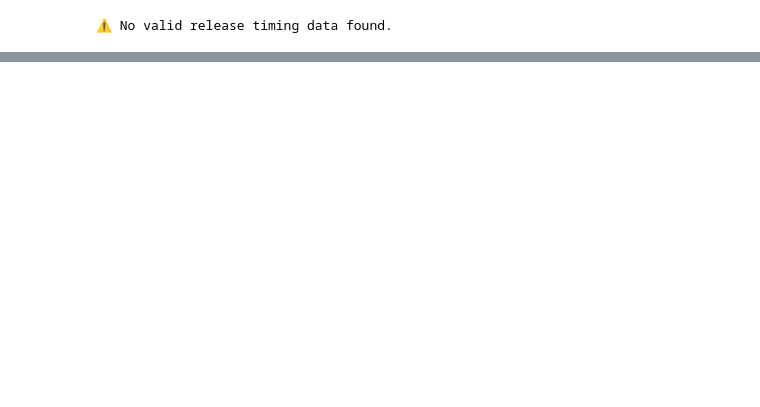
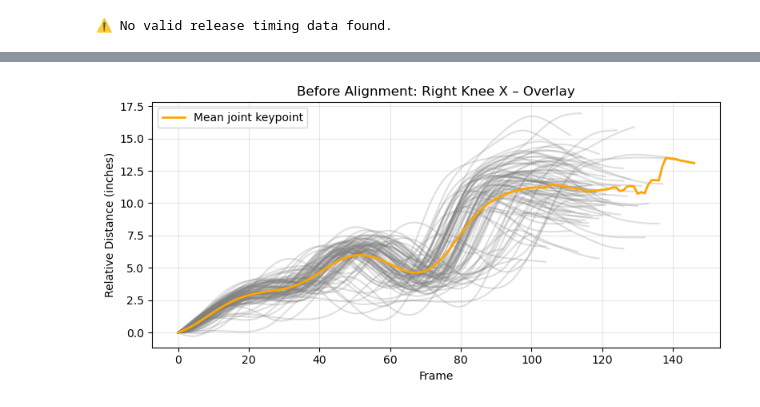
Before and after one commit to KWill55/personalized-sports-optimization, a Jupyter notebook: notebooks/data_exploration.ipynb, the cells around one changed output, grey strips where cells are left out. Saved outputs shown, nothing was run; the diff lists cells and outputs as text; code cells hidden in the pictures; blank space fills up the shorter version.

```diff
--- a/notebooks/data_exploration.ipynb
+++ b/notebooks/data_exploration.ipynb
@@ -326,0 +529,87 @@ release_df, release_summary = analyze_release_timing(
+# %%
+# Plot keypoint alignment
+
+PLOT_UNALIGNED_GRAPHS = True
+PLOT_ALIGNED_RELEASE_FRAME_GRAPHS = True
+PLOT_ALIGNED_UNSIGNED_AREA_GRAPHS = True
+
+# TODO eventually fix computer vision so that (0,0,0) is center of the body or something. For now we'll stick to relative measurements by zeroing out by subtracting the first frame
+# FIXME. making it relative mighthave broken it? or maybe its just zoomed in so looks slightly worse?
+
+viz = FreeThrowVisualizer(
+    y_label="Relative Distance (inches)",
+    title_label="Joint Keypoint"
+)
+
+for keypoint in selected_keypoints:
+
+    if PLOT_UNALIGNED_GRAPHS:
+        viz.plot_multiple_curves(
+            cropped_relative_keypoints_dfs,
+            [keypoint],
+            dataset_name="Before Alignment",
+            cropped_phases_df=cropped_phases_df,
+            show_overlay=True,
+            show_mean_std=False,
+            show_release_line=False
+        )
+
+        viz.plot_multiple_curves(
+            cropped_relative_keypoints_dfs,
+            [keypoint],
+            dataset_name="Before Alignment",
+            cropped_phases_df=cropped_phases_df,
+            show_overlay=False,
+            show_mean_std=True,
+            show_release_line=False
+        )
+
+    if PLOT_ALIGNED_RELEASE_FRAME_GRAPHS:
+        viz.plot_multiple_curves(
+            aligned_relative_keypoints_release_frame_dfs,
+            [keypoint],
+            dataset_name="Aligned by Release Frame",
+            cropped_phases_df=cropped_phases_df,
+            show_overlay=True,
+            show_mean_std=False,
+            show_release_line=False
+        )
+
+        viz.plot_multiple_curves(
+            aligned_relative_keypoints_release_frame_dfs,
+            [keypoint],
+            dataset_name="Aligned by Release Frame",
+            cropped_phases_df=cropped_phases_df,
+            show_overlay=False,
+            show_mean_std=True,
+            show_release_line=False
+        )
+
+    if PLOT_ALIGNED_UNSIGNED_AREA_GRAPHS:
+        viz.plot_multiple_curves(
+            aligned_relative_keypoints_unsigned_area_dfs,
+            [keypoint],
+            dataset_name="Aligned by Unsigned Area",
+            cropped_phases_df=cropped_phases_df,
+            show_overlay=True,
+            show_mean_std=False,
+            show_release_line=False
+        )
+
+        viz.plot_multiple_curves(
+            aligned_relative_keypoints_unsigned_area_dfs,
+            [keypoint],
+            dataset_name="Aligned by Unsigned Area",
+            cropped_phases_df=cropped_phases_df,
+            show_overlay=False,
+            show_mean_std=True,
+            show_release_line=False
+        )
+
+
+
+    # TODO display number of freethrows being displayed
+    # TODO make a grid of the four types of alignment
+    # TODO fix the mess that is visualize_freethrow_utils.py
+# %% [output]
+[figure, added]
```
Also changed, not shown: parts of 13 cells of this notebook, 4 other files.
